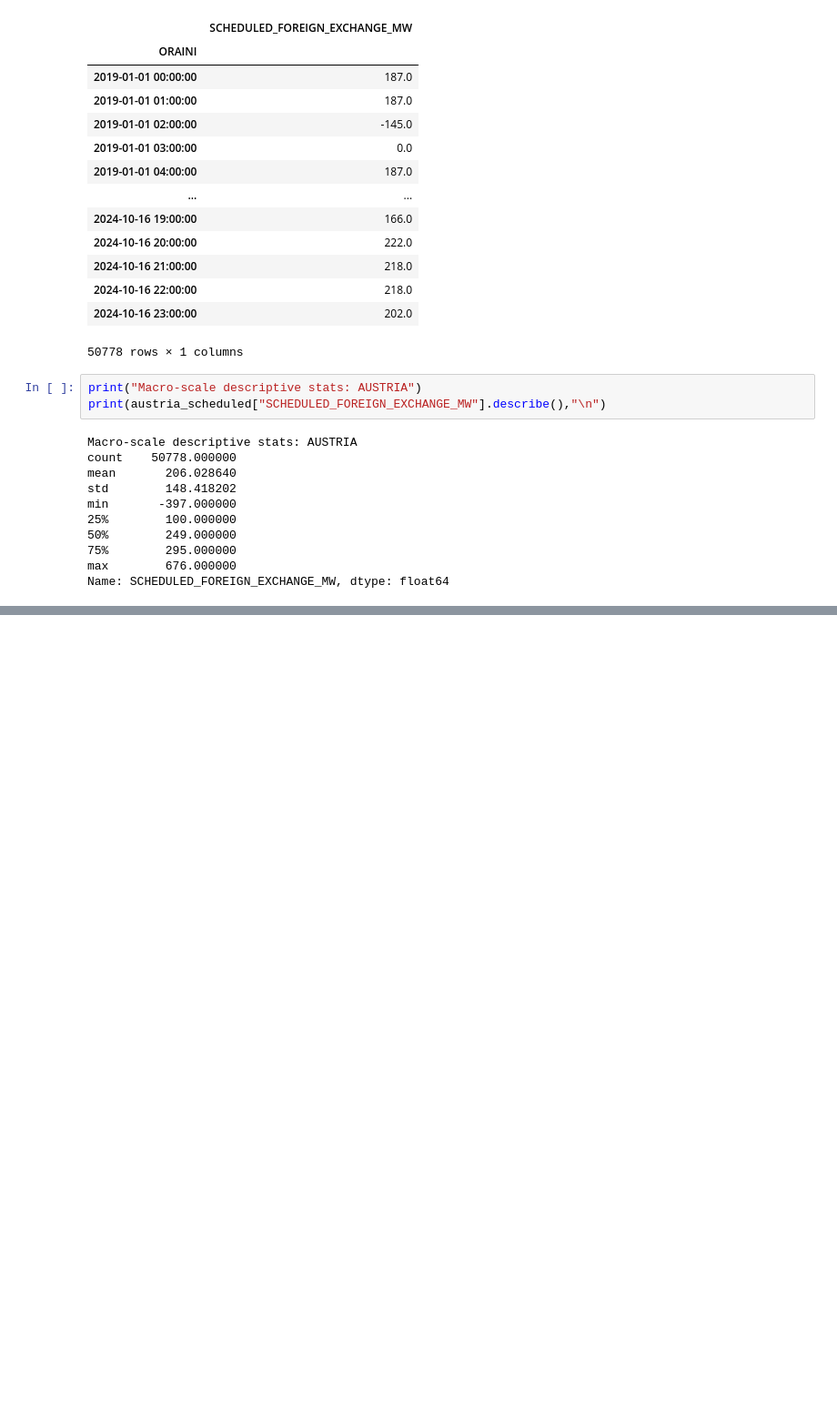
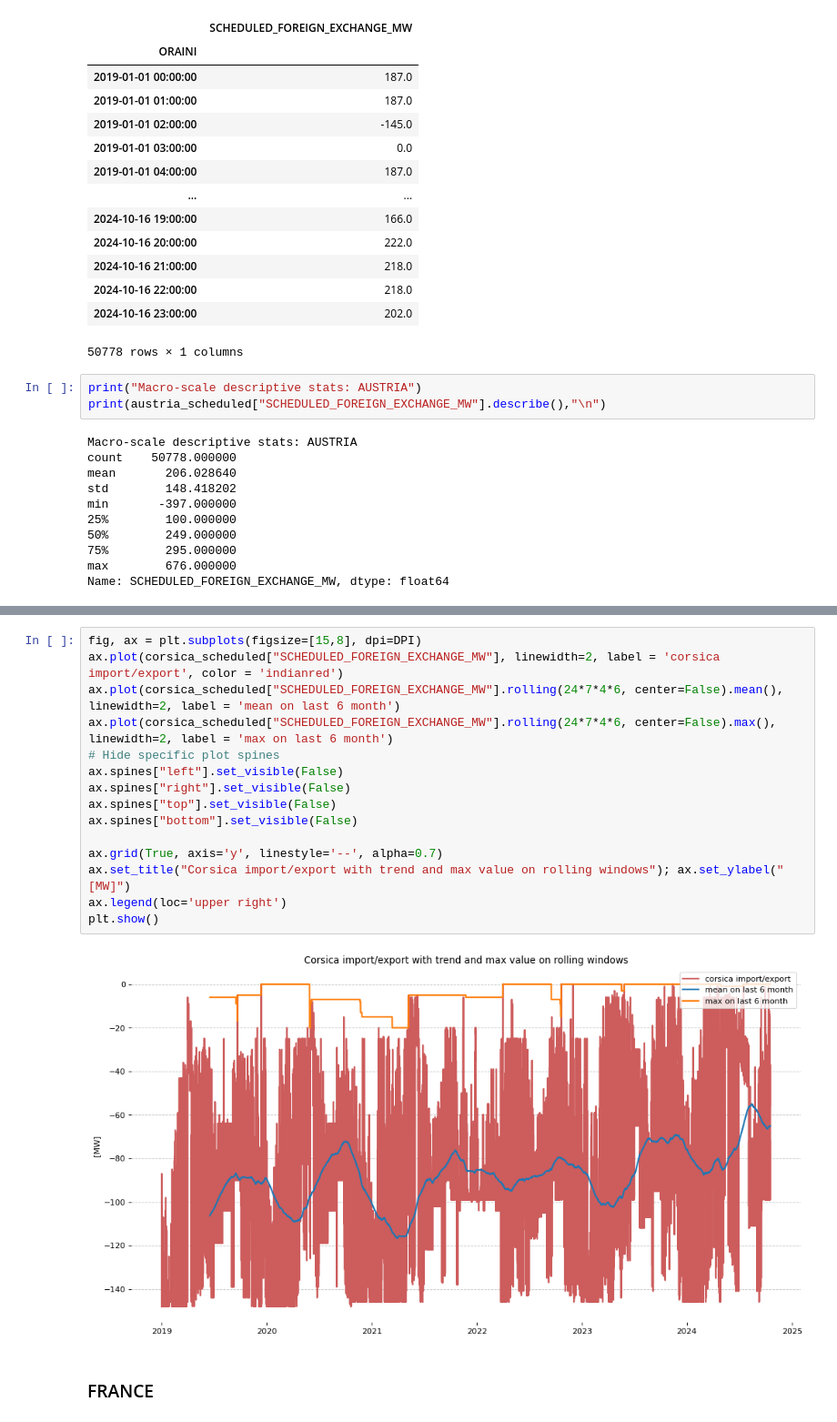
Before and after one commit to samueledelia/Italian-imbalance-forecasting, a Jupyter notebook: notebook/data_exploration/power_transmission.ipynb, the cells around one changed output, grey strips where cells are left out. Shown at 91% size. Drawn from its saved outputs; the diff is of its cells as text; blank space fills up the shorter version.

```diff
--- a/notebook/data_exploration/power_transmission.ipynb
+++ b/notebook/data_exploration/power_transmission.ipynb
@@ -141,0 +188,19 @@ plt.show()
+# %%
+fig, ax = plt.subplots(figsize=[15,8], dpi=DPI)
+ax.plot(corsica_scheduled["SCHEDULED_FOREIGN_EXCHANGE_MW"], linewidth=2, label = 'corsica import/export', color = 'indianred')
+ax.plot(corsica_scheduled["SCHEDULED_FOREIGN_EXCHANGE_MW"].rolling(24*7*4*6, center=False).mean(), linewidth=2, label = 'mean on last 6 month')
+ax.plot(corsica_scheduled["SCHEDULED_FOREIGN_EXCHANGE_MW"].rolling(24*7*4*6, center=False).max(), linewidth=2, label = 'max on last 6 month')
+# Hide specific plot spines
+ax.spines["left"].set_visible(False)
+ax.spines["right"].set_visible(False)
+ax.spines["top"].set_visible(False)
+ax.spines["bottom"].set_visible(False)
+
+ax.grid(True, axis='y', linestyle='--', alpha=0.7)
+ax.set_title("Corsica import/export with trend and max value on rolling windows"); ax.set_ylabel("[MW]")
+ax.legend(loc='upper right')
+plt.show()
+# %% [output]
+[figure, added]
+# %% [markdown]
+### FRANCE
```
Also changed, not shown: parts of 26 cells of this notebook.
